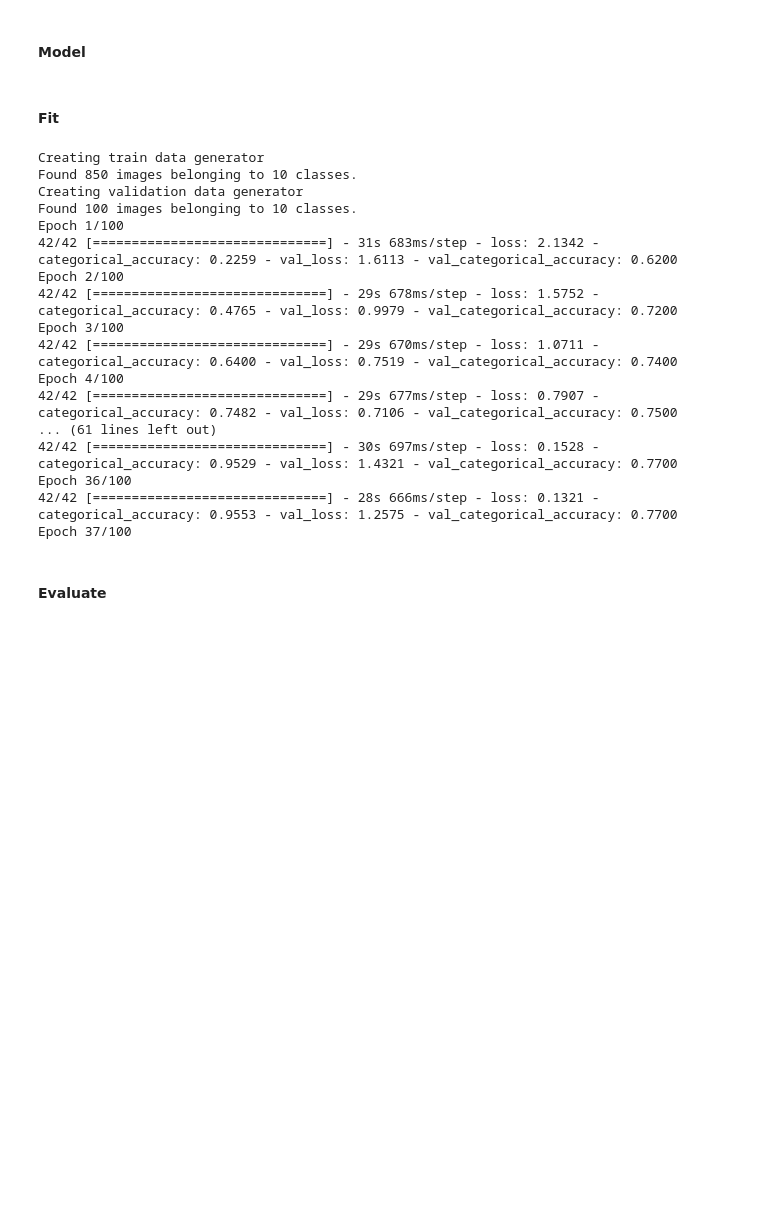
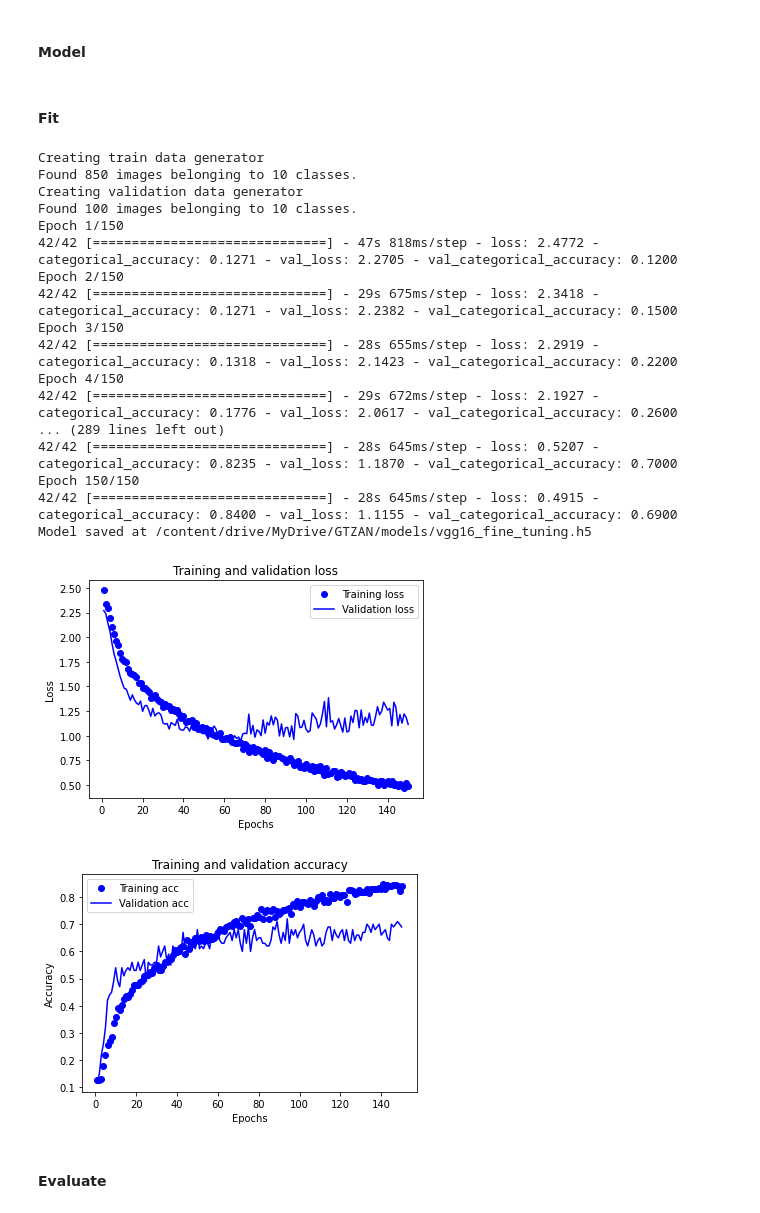
Before and after one commit to michalgorul/classification-of-musical-genres, a Jupyter notebook: GTZAN_MG.ipynb, the cells around one changed output. Cells and saved outputs as stored; diff of their text form; code cells hidden in the pictures; blank space fills up the shorter version.

Commit message:
prepare for other trained models

```diff
--- a/GTZAN_MG.ipynb
+++ b/GTZAN_MG.ipynb
@@ -1434,19 +1430,14 @@ Accuracy:  0.8163265306122449
 # %% [markdown]
 #### Data generators
 # %%
-
-def get_model_name() -> str:
-  return "vgg16_fine_tuning.h5"
-
 from keras.preprocessing.image import ImageDataGenerator, DirectoryIterator
 
 # BATCH_SIZE = 128
-BATCH_SIZE = 20
+FINE_TUNING_BATCH_SIZE = 20
 
-def get_model_name() -> str:
-  return "vgg16_feature_extraction/with_data_augmentation.h5"
+flatten_feature_map = get_f_map_dims(final_feature_map_shape)
 
-def get_train_data_generator_vgg16_fine_tuning() -> DirectoryIterator:
+def get_train_data_generator_fine_tuning() -> DirectoryIterator:
   print("Creating train data generator")
 
   train_dir = train_dir_on_colab_instance
@@ -1465,14 +1456,14 @@ def get_train_data_generator_vgg16_fine_tuning() -> DirectoryIterator:
   train_generator = train_datagen.flow_from_directory(
       train_dir,
       target_size=target_size,
-      batch_size=BATCH_SIZE,
+      batch_size=FINE_TUNING_BATCH_SIZE,
       class_mode="categorical"
   )
 
   return train_generator
 
 
-def get_validation_data_generator_vgg16_fine_tuning() -> DirectoryIterator:
+def get_validation_data_generator_fine_tuning() -> DirectoryIterator:
   print("Creating validation data generator")
   validation_datagen = ImageDataGenerator(rescale=1.0 / 255)
 
@@ -1482,7 +1473,7 @@ def get_validation_data_generator_vgg16_fine_tuning() -> DirectoryIterator:
   validation_generator = validation_datagen.flow_from_directory(
       validation_dir,
       target_size=target_size,
-      batch_size=BATCH_SIZE,
+      batch_size=FINE_TUNING_BATCH_SIZE,
       class_mode="categorical",
       shuffle = False
   )
@@ -1490,7 +1481,7 @@ def get_validation_data_generator_vgg16_fine_tuning() -> DirectoryIterator:
 # %% [markdown]
 #### Model
 # %%
-def build_model_vgg16_fine_tuning() -> Sequential:
+def build_model_fine_tuning() -> Sequential:
 
   conv_base_fine_tuning = conv_base
   conv_base_fine_tuning.trainable = True
@@ -1530,46 +1521,48 @@ def build_model_vgg16_fine_tuning() -> Sequential:
 #### Fit
 # %%
 # def fit_model(model, x, y, train_steps, epochs, validation_data, validation_steps, model_path):
-model_vgg16_fine_tuning = build_model_vgg16_fine_tuning()
+model_fine_tuning = build_model_fine_tuning()
 
-train_data = get_train_data_generator_vgg16_fine_tuning()
-val_data = get_validation_data_generator_vgg16_fine_tuning()
+train_data = get_train_data_generator_fine_tuning()
+val_data = get_validation_data_generator_fine_tuning()
 
 train_steps = train_data.samples / train_data.batch_size
 val_steps = val_data.samples / val_data.batch_size
 
-model_vgg16_with_da_path = "/content/drive/MyDrive/GTZAN/models/vgg16_fine_tuning.h5"
+model_with_fine_tuning_path = saved_model_dir +  "fine_tuning.h5"
 
-EPOCHS = 100
+EPOCHS = 150
 
 fit_model(
-    model=model_vgg16_fine_tuning,
+    model=model_fine_tuning,
     x=train_data,
     y=None,
     train_steps=train_steps,
     epochs=EPOCHS,
     validation_data=val_data,
     validation_steps=val_steps,
-    model_path=model_vgg16_with_da_path
+    model_path=model_with_fine_tuning_path
 )
 # %% [output]
 Creating train data generator
 Found 850 images belonging to 10 classes.
 Creating validation data generator
 Found 100 images belonging to 10 classes.
-Epoch 1/100
-42/42 [==============================] - 31s 683ms/step - loss: 2.1342 - categorical_accuracy: 0.2259 - val_loss: 1.6113 - val_categorical_accuracy: 0.6200
-Epoch 2/100
-42/42 [==============================] - 29s 678ms/step - loss: 1.5752 - categorical_accuracy: 0.4765 - val_loss: 0.9979 - val_categorical_accuracy: 0.7200
-Epoch 3/100
-42/42 [==============================] - 29s 670ms/step - loss: 1.0711 - categorical_accuracy: 0.6400 - val_loss: 0.7519 - val_categorical_accuracy: 0.7400
-Epoch 4/100
-42/42 [==============================] - 29s 677ms/step - loss: 0.7907 - categorical_accuracy: 0.7482 - val_loss: 0.7106 - val_categorical_accuracy: 0.7500
-... (61 lines left out)
-42/42 [==============================] - 30s 697ms/step - loss: 0.1528 - categorical_accuracy: 0.9529 - val_loss: 1.4321 - val_categorical_accuracy: 0.7700
-Epoch 36/100
-42/42 [==============================] - 28s 666ms/step - loss: 0.1321 - categorical_accuracy: 0.9553 - val_loss: 1.2575 - val_categorical_accuracy: 0.7700
-Epoch 37/100
+Epoch 1/150
+42/42 [==============================] - 47s 818ms/step - loss: 2.4772 - categorical_accuracy: 0.1271 - val_loss: 2.2705 - val_categorical_accuracy: 0.1200
+Epoch 2/150
+42/42 [==============================] - 29s 675ms/step - loss: 2.3418 - categorical_accuracy: 0.1271 - val_loss: 2.2382 - val_categorical_accuracy: 0.1500
+Epoch 3/150
+42/42 [==============================] - 28s 655ms/step - loss: 2.2919 - categorical_accuracy: 0.1318 - val_loss: 2.1423 - val_categorical_accuracy: 0.2200
+Epoch 4/150
+42/42 [==============================] - 29s 672ms/step - loss: 2.1927 - categorical_accuracy: 0.1776 - val_loss: 2.0617 - val_categorical_accuracy: 0.2600
+... (289 lines left out)
+42/42 [==============================] - 28s 645ms/step - loss: 0.5207 - categorical_accuracy: 0.8235 - val_loss: 1.1870 - val_categorical_accuracy: 0.7000
+Epoch 150/150
+42/42 [==============================] - 28s 645ms/step - loss: 0.4915 - categorical_accuracy: 0.8400 - val_loss: 1.1155 - val_categorical_accuracy: 0.6900
+Model saved at /content/drive/MyDrive/GTZAN/models/vgg16_fine_tuning.h5
+[figure, added]
+[figure, added]
 # %% [markdown]
 #### Evaluate
 # %%
```
Also changed, not shown: parts of 27 cells of this notebook.
